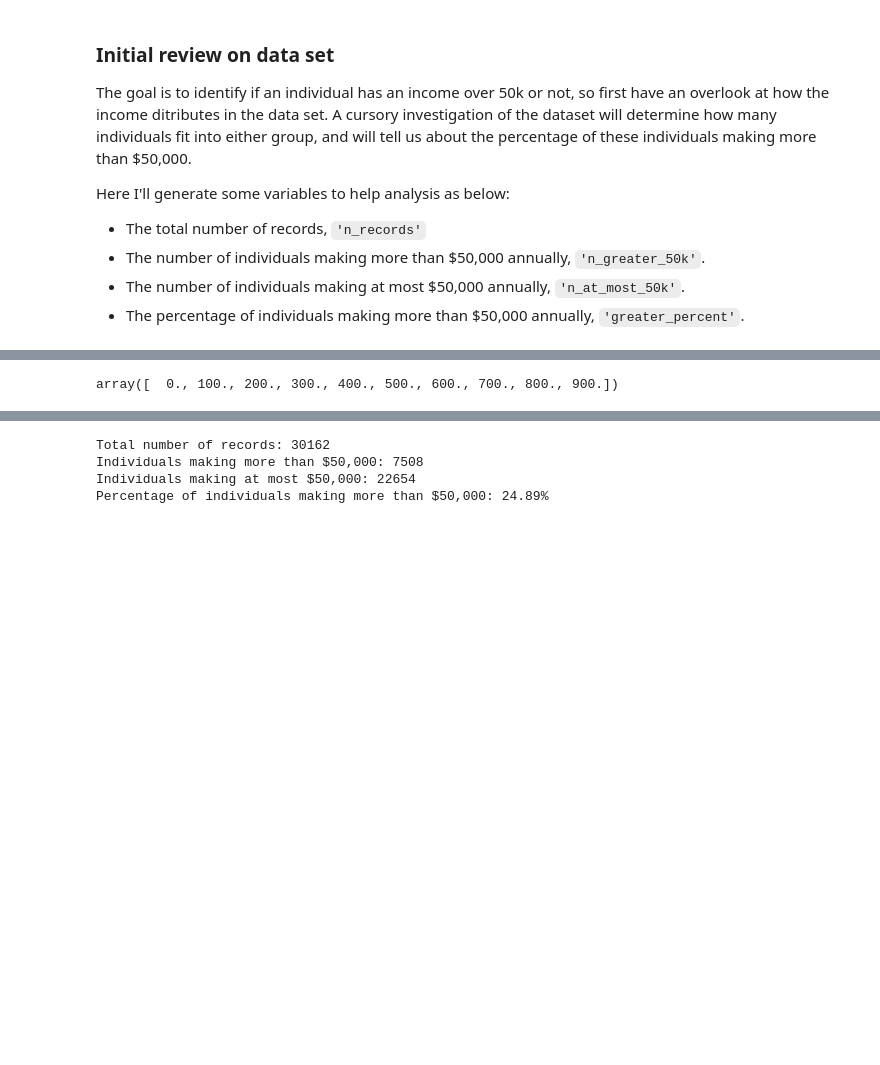
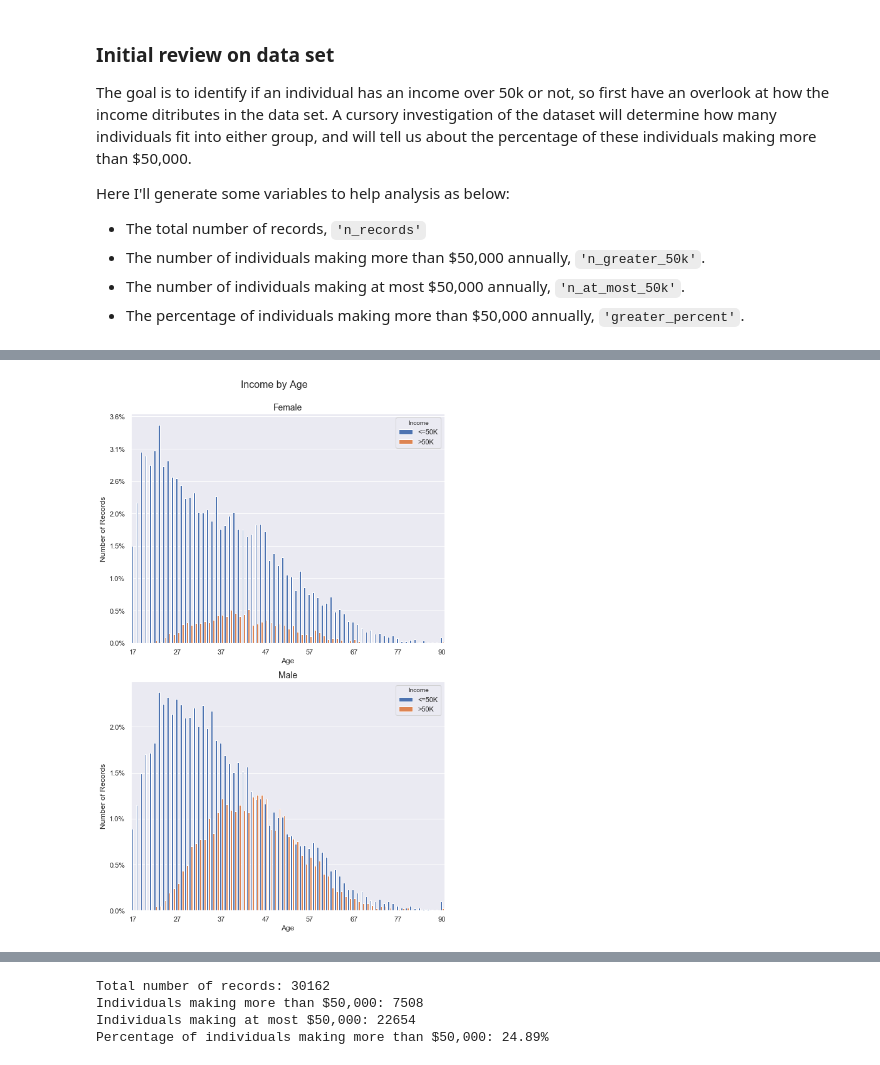
Before and after one commit to JcFreya/Adult-Census-Income, a Jupyter notebook: AF Data Science Project.ipynb, the cells around one changed output, grey strips where cells are left out. Saved outputs shown, nothing was run; the diff lists cells and outputs as text; code cells hidden in the pictures; blank space fills up the shorter version.

```diff
--- a/AF Data Science Project.ipynb
+++ b/AF Data Science Project.ipynb
@@ -203,5 +213,43 @@ sns.factorplot('income', 'capital-gain', hue='sex', data=adult_train, kind='bar'
-# %%
-ax.yaxis.get_majorticklocs()
-# %% [output]
-array([  0., 100., 200., 300., 400., 500., 600., 700., 800., 900.])
+# %%
+fig, ax =plt.subplots(2,1, figsize = (8, 12))
+# fig = plt.figure(figsize = (10,13));
+
+# Initiate plot
+sns.countplot(x = 'age', hue = 'income', data = adult_train[adult_train.sex=='Female'], saturation=1, ax=ax[0])
+sns.countplot(x = 'age', hue = 'income', data = adult_train[adult_train.sex=='Male'], saturation=1, ax=ax[1])
+
+# Add titles
+ax[0].set_title('Female', loc='center', fontsize = 14)
+ax[1].set_title('Male', loc='center', fontsize = 14)
+
+# Add labels
+ax[0].set_xlabel("Age")
+ax[1].set_xlabel("Age")
+ax[0].set_ylabel("Number of Records")
+ax[1].set_ylabel("Number of Records")
+
+# Add x_axis ticks
+new_ticks = [i.get_text() for i in ax[0].get_xticklabels()]
+ax[0].set_xticks(range(0, len(new_ticks), 10))
+ax[0].set_xticklabels(new_ticks[::10])
+ax[1].set_xticks(range(0, len(new_ticks), 10))
+ax[1].set_xticklabels(new_ticks[::10])
+
+# Optimize y_axis ticks
+total_F = adult_train[adult_train.sex=='Female'].shape[0]*1.
+total_M = adult_train[adult_train.sex=='Male'].shape[0]*1.
+ax[0].set_yticklabels(map('{:.1f}%'.format, 100*ax[0].yaxis.get_majorticklocs()/total_F))
+ax[1].set_yticklabels(map('{:.1f}%'.format, 100*ax[1].yaxis.get_majorticklocs()/total_M))
+
+# Change legend location
+ax[0].legend(loc=1, title='Income')
+ax[1].legend(loc=1, title='Income')
+
+# Set suptitle
+fig.suptitle("Income by Age", fontsize = 16, y = 1.03)
+
+fig.tight_layout()
+fig.show()
+# %% [output]
+[figure, added]
 # %%
```
Also changed, not shown: parts of 19 cells of this notebook.
